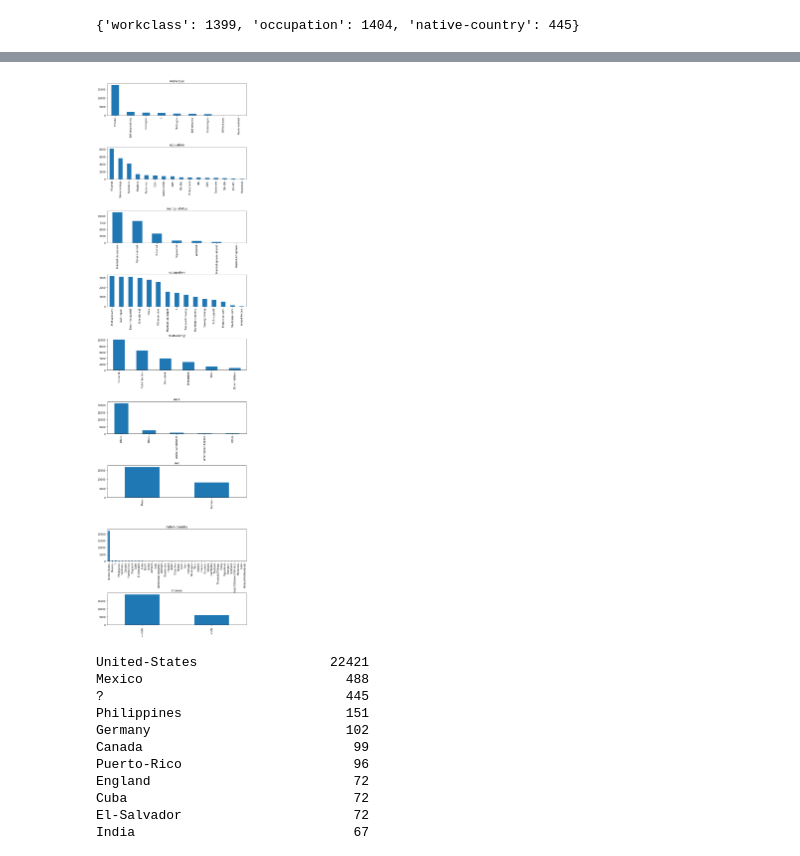
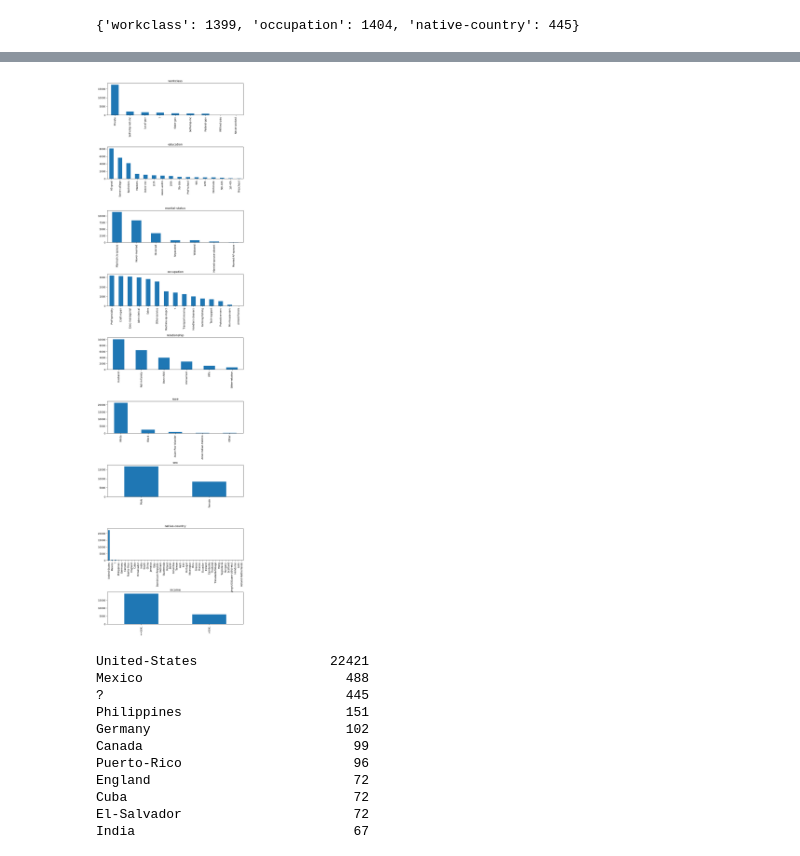
Before and after one commit to MiracleSkyHawk/RSM8413_GA3, a Jupyter notebook: GA3_8413.ipynb, the cells around one changed output, grey strips where cells are left out. Saved outputs shown, nothing was run; the diff lists cells and outputs as text; code cells hidden in the pictures.

```diff
--- a/GA3_8413.ipynb
+++ b/GA3_8413.ipynb
@@ -130,15 +116,15 @@ plt.show()
 # %%
 # plot value counts of each categorical column
 obj_col_list = ['workclass', 'education', 'marital-status', 'occupation',
           'relationship', 'race', 'sex', 'native-country', 'income']
 
 fig, axs = plt.subplots(len(obj_col_list), figsize=(10, 40))
 plt.subplots_adjust(hspace=1)
 for col in obj_col_list:
-     [col].value_counts().plot(kind = "bar", ax=axs[obj_col_list.index(col)]).set_title(col)
+     train_df[col].value_counts().plot(kind = "bar", ax=axs[obj_col_list.index(col)]).set_title(col)
 fig.show()
 # %% [output]
-[figure, old version]
+[figure, new version]
 # %%
 train_df['native-country'].value_counts()
 # %% [output]
```
Also changed, not shown: parts of 59 cells of this notebook, 2 other files.
